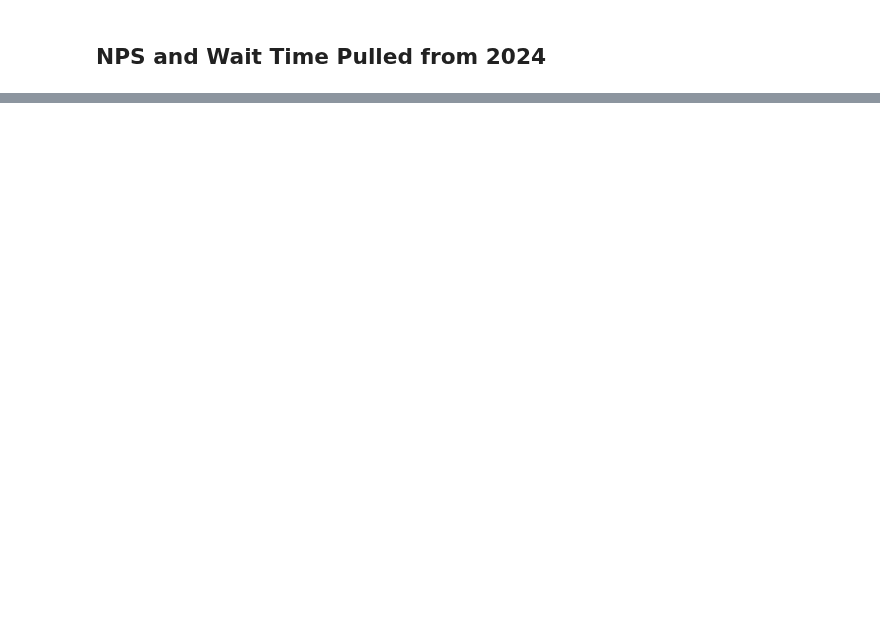
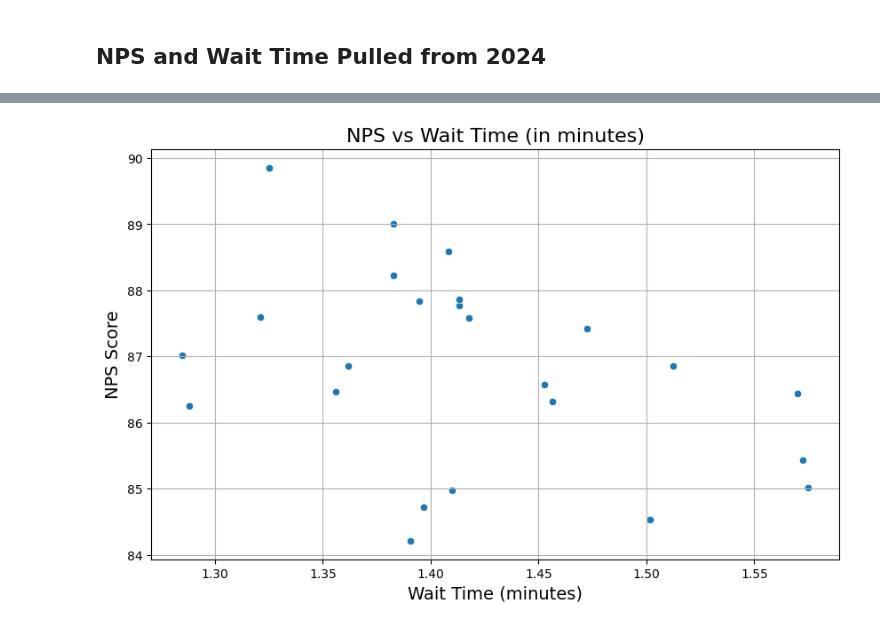
Before and after one commit to jpadron1/Ad-Hoc, a Jupyter notebook: AWT vs. NPS.ipynb, the cells around one changed output, grey strips where cells are left out. Drawn from its saved outputs; the diff is of its cells as text; code cells hidden in the pictures; blank space fills up the shorter version.

```diff
--- a/AWT vs. NPS.ipynb
+++ b/AWT vs. NPS.ipynb
@@ -105,0 +107,84 @@ ValueError: Found array with dim 3. PolynomialFeatures expected <= 2.
+# %%
+import pandas as pd
+import matplotlib.pyplot as plt
+import seaborn as sns
+from sklearn.linear_model import LinearRegression
+from sklearn.preprocessing import PolynomialFeatures
+from statsmodels.regression.quantile_regression import QuantReg
+import numpy as np
+
+# Load the processed data
+hourly_nps = pd.read_csv('Hourly_NPS_with_WAIT_in_Minutes.csv')
+
+# Scatter plot of NPS vs WAIT (in minutes)
+plt.figure(figsize=(10, 6))
+sns.scatterplot(x='WAIT', y='NPS', data=hourly_nps)
+plt.title('NPS vs Wait Time (in minutes)', fontsize=16)
+plt.xlabel('Wait Time (minutes)', fontsize=14)
+plt.ylabel('NPS Score', fontsize=14)
+plt.grid(True)
+plt.show()
+
+# Linear Regression to model the relationship between WAIT and NPS
+X = hourly_nps[['WAIT']]  # Independent variable (Wait Time)
+y = hourly_nps['NPS']  # Dependent variable (NPS)
+
+# Fit linear regression model
+linear_reg = LinearRegression()
+linear_reg.fit(X, y)
+
+# Predict NPS using linear regression
+hourly_nps['Linear_Regression_NPS'] = linear_reg.predict(X)
+
+# Plot the linear regression line
+plt.figure(figsize=(10, 6))
+sns.scatterplot(x='WAIT', y='NPS', data=hourly_nps, label='Data Points')
+plt.plot(hourly_nps['WAIT'], hourly_nps['Linear_Regression_NPS'], color='red', label='Linear Fit')
+plt.title('Linear Regression: NPS vs Wait Time', fontsize=16)
+plt.xlabel('Wait Time (minutes)', fontsize=14)
+plt.ylabel('NPS Score', fontsize=14)
+plt.legend()
+plt.grid(True)
+plt.show()
+
+# Polynomial Regression to better fit the relationship (if non-linear)
+poly_features = PolynomialFeatures(degree=2)
+X_poly = poly_features.fit_transform(X)
+
+# Fit polynomial regression model
+poly_reg = LinearRegression()
+poly_reg.fit(X_poly, y)
+
+# Predict NPS using polynomial regression
+hourly_nps['Polynomial_Regression_NPS'] = poly_reg.predict(X_poly)
+
+# Plot the polynomial regression curve
+plt.figure(figsize=(10, 6))
+sns.scatterplot(x='WAIT', y='NPS', data=hourly_nps, label='Data Points')
+plt.plot(hourly_nps['WAIT'], hourly_nps['Polynomial_Regression_NPS'], color='green', label='Polynomial Fit', linewidth=2)
+plt.title('Polynomial Regression: NPS vs Wait Time', fontsize=16)
+plt.xlabel('Wait Time (minutes)', fontsize=14)
+plt.ylabel('NPS Score', fontsize=14)
+plt.legend()
+plt.grid(True)
+plt.show()
+
+# Quantile Regression to model the threshold (NPS dropping below 80)
+quant_reg = QuantReg(y, X)
+res = quant_reg.fit(q=0.25)  # 25th percentile (first quartile)
+threshold_pred = res.predict(np.array([[80]]))
+
+# Find when NPS drops below 80 using linear regression model
+wait_time_for_80_linear = (80 - linear_reg.intercept_) / linear_reg.coef_[0]
+
+# Find when NPS drops below 80 using polynomial regression model
+wait_time_for_80_poly = poly_reg.intercept_ + poly_reg.coef_[1] * 80
+
+# Output the results
+print(f"Estimated wait time when NPS drops below 80 using Linear Regression: {wait_time_for_80_linear:.2f} minutes")
+print(f"Estimated wait time when NPS drops below 80 using Polynomial Regression: {wait_time_for_80_poly:.2f} minutes")
+
+# Save updated data with predictions for visualization
+hourly_nps.to_csv('Hourly_NPS_with_Predictions.csv', index=False)
+# %% [output]
+[figure, added]
```
Also changed, not shown: parts of 5 cells of this notebook, 4 other files.
